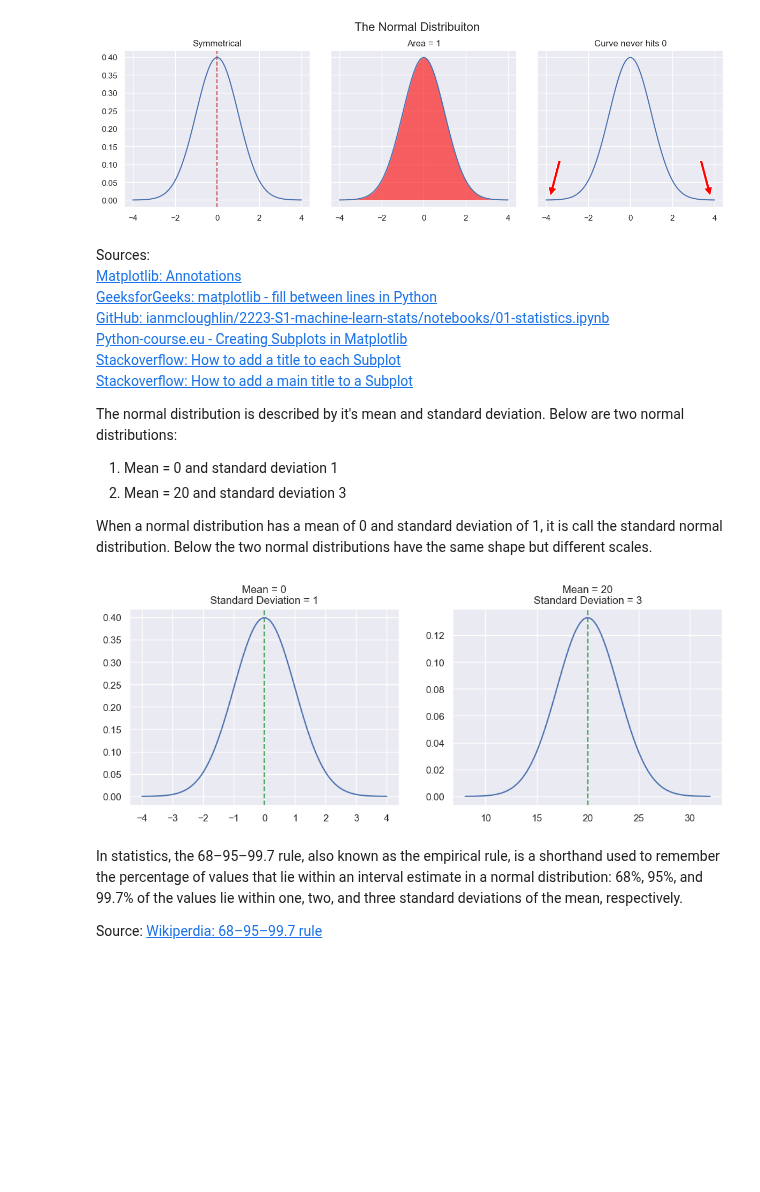
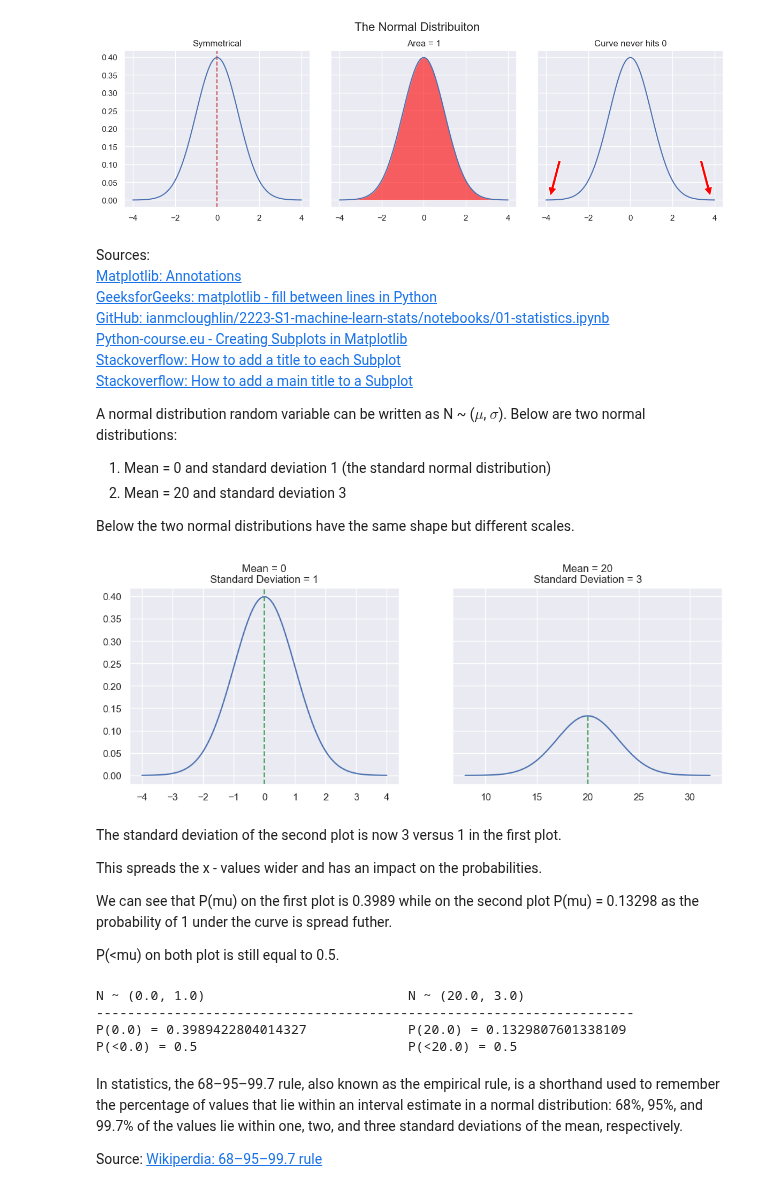
Before and after one commit to ShaneOG2/fund-data-analysis-assessment, a Jupyter notebook: Practicals/Normal Distribution Notebook.ipynb, the cells around one changed output. Saved outputs shown, nothing was run; the diff lists cells and outputs as text; code cells hidden in the pictures; blank space fills up the shorter version.

Commit message:
Finished first part. Starting on a real world example.

```diff
--- a/Practicals/Normal Distribution Notebook.ipynb
+++ b/Practicals/Normal Distribution Notebook.ipynb
@@ -192,40 +192,63 @@ Sources: <br>
 <br><a href="https://stackoverflow.com/questions/25239933/how-to-add-a-title-to-each-subplot" target="_blank">Stackoverflow: How to add a title to each Subplot</a><br>
 <a href="https://stackoverflow.com/questions/7066121/how-to-set-a-single-main-title-above-all-the-subplots-with-pyplot" target="_blank">Stackoverflow: How to add a main title to a Subplot</a>
 
+A normal distribution random variable can be written as N ~ ($\mu$, $\sigma$). Below are two normal distributions:
 
-The normal distribution is described by it's mean and standard deviation. Below are two normal distributions:
-
-1. Mean = 0 and standard deviation 1
+1. Mean = 0 and standard deviation 1 (the standard normal distribution)
 2. Mean = 20 and standard deviation 3
 
-When a normal distribution has a mean of 0 and standard deviation of 1, it is call the standard normal distribution. Below the two normal distributions have the same shape but different scales.
+Below the two normal distributions have the same shape but different scales.
 # %%
 # Set figure size
-fig, (ax1, ax2) = plt.subplots(1, 2, figsize=(12,4))
+fig, (ax1, ax2) = plt.subplots(1, 2, figsize=(12,4), sharey = 'row')
 
-mu1 = 0
-sigma1 = 1
+mu1 = 0.0
+sigma1 = 1.0
 
 x1 = np.linspace(-4.0, 4.0, 100)
 y1 = ss.norm.pdf(x1, mu1, sigma1)
 
 #plt.title('Mean = 0\nStandard Deviation = 1', fontsize = "16")
 
 ax1.axvline(x = 0.0, c = 'g', linestyle = '--')
 ax1.title.set_text('Mean = 0\nStandard Deviation = 1')
 ax1.plot(x1, y1)
 
-mu2 = 20
-sigma2 = 3
+mu2 = 20.0
+sigma2 = 3.0
 
 x2 = np.linspace(8.0, 32.0, 100)
 y2 = ss.norm.pdf(x2, mu2, sigma2)
 
-ax2.axvline(x = 20.0, c = 'g', linestyle = '--')
+ax2.axvline(x = 20.0, c = 'g', linestyle = '--', ymax=0.35)
 ax2.title.set_text('Mean = 20\nStandard Deviation = 3')
 ax2.plot(x2, y2);
 # %% [output]
-[figure, old version]
+[figure, new version]
+# %% [markdown]
+The standard deviation of the second plot is now 3 versus 1 in the first plot.
+
+This spreads the x - values wider and has an impact on the probabilities.
+
+We can see that P(mu) on the first plot is 0.3989 while on the second plot P(mu) = 0.13298 as the probability of 1 under the curve is spread futher.
+
+P(<mu) on both plot is still equal to 0.5.
+# %%
+p_mu1 = ss.norm.pdf(0.0, loc=0.0, scale=1.0)
+p_mu2 = ss.norm.pdf(20.0, loc=20.0, scale=3.0)
+
+p_lt_mu1 = ss.norm.cdf(0.0, loc=0.0, scale=1.0)
+p_lt_mu2 = ss.norm.cdf(20.0, loc=20.0, scale=3.0)
+
+print('N ~ (0.0, 1.0)\t\t\t\tN ~ (20.0, 3.0)')
+print('---------------------------------------------------------------------')
+print(f'P(0.0) = {p_mu1}\t\tP(20.0) = {p_mu2}')
+print(f'P(<0.0) = {p_lt_mu1}\t\t\t\tP(<20.0) = {p_lt_mu2}')
+# %% [output]
+N ~ (0.0, 1.0)                          N ~ (20.0, 3.0)
+---------------------------------------------------------------------
+P(0.0) = 0.3989422804014327             P(20.0) = 0.1329807601338109
+P(<0.0) = 0.5                           P(<20.0) = 0.5
 # %% [markdown]
 In statistics, the 68–95–99.7 rule, also known as the empirical rule, is a shorthand used to remember the percentage of values that lie within an interval estimate in a normal distribution: 68%, 95%, and 99.7% of the values lie within one, two, and three standard deviations of the mean, respectively.
 
```
Also changed, not shown: parts of 7 cells of this notebook.
